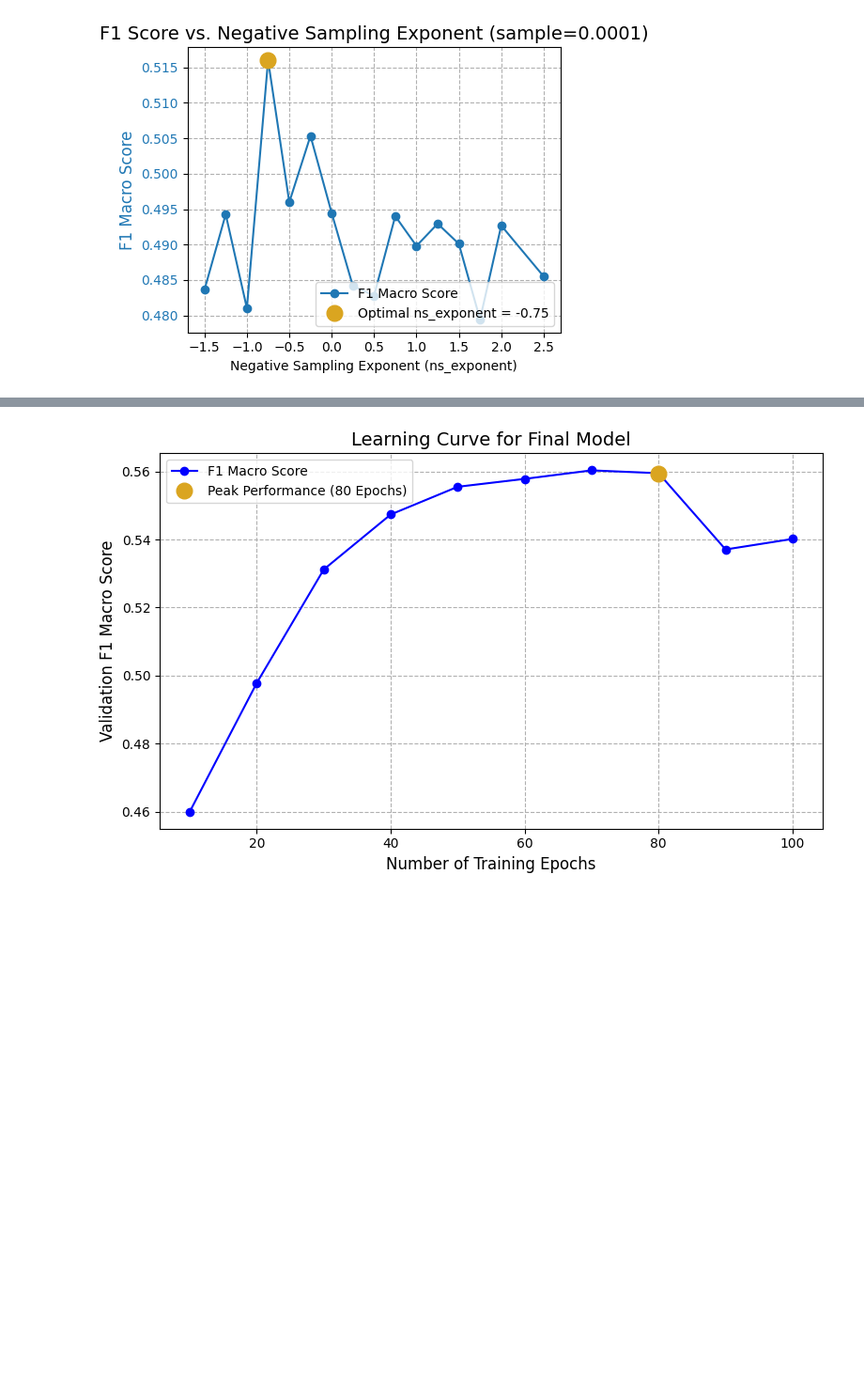
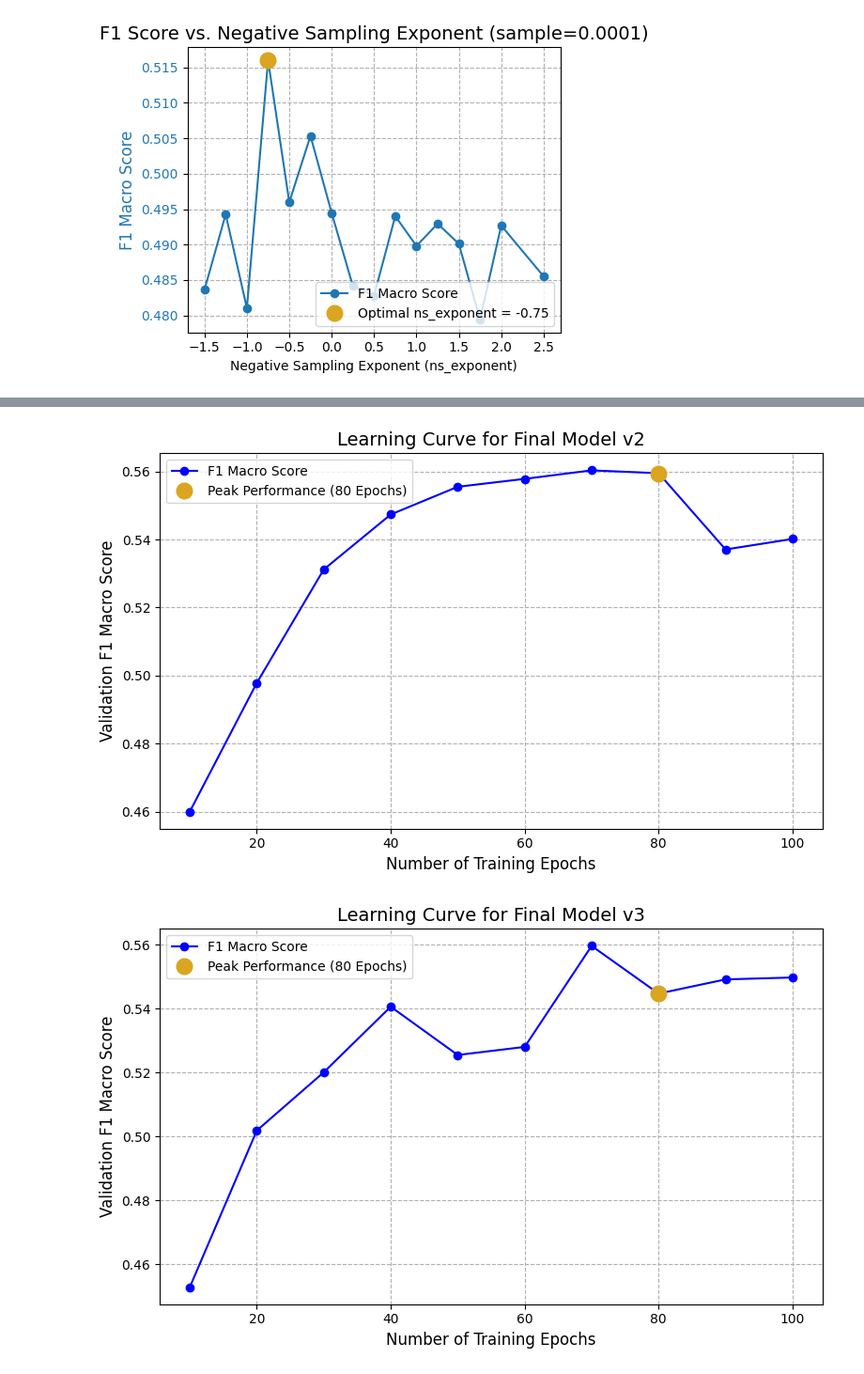
Before and after one commit to dsgt-arc/birdclef-2025, a Jupyter notebook: user/acmiyaguchi/quantization/notebooks/12-check-tune-v2.ipynb, the cells around one changed output, grey strips where cells are left out. Shown: that part at 94% size. Cells and saved outputs as stored; diff of their text form; code cells hidden in the pictures; blank space fills up the shorter version.

```diff
--- a/user/acmiyaguchi/quantization/notebooks/12-check-tune-v2.ipynb
+++ b/user/acmiyaguchi/quantization/notebooks/12-check-tune-v2.ipynb
@@ -244,0 +245,2 @@ v2 = show_results(f"{scratch}/mel2vec-v2")
+# %%
+v3 = show_results(f"{scratch}/mel2vec-v3")
@@ -245,41 +263,43 @@ v2 = show_results(f"{scratch}/mel2vec-v2")
 # %%
-df = v2.toPandas()
+for name, ver in [("v2", v2), ("v3", v3)]:
+    df = ver.toPandas()
 
-# Sort by epochs to create a smooth curve
-df = df.sort_values(by="epochs").reset_index(drop=True)
+    # Sort by epochs to create a smooth curve
+    df = df.sort_values(by="epochs").reset_index(drop=True)
 
-# Create the plot
-fig, ax = plt.subplots(figsize=(8, 5))
+    # Create the plot
+    fig, ax = plt.subplots(figsize=(8, 5))
 
-# Plot F1 Score vs. Epochs
-ax.plot(
-    df["epochs"],
-    df["f1_macro_score"],
-    marker="o",
-    linestyle="-",
-    color="b",
-    label="F1 Macro Score",
-)
+    # Plot F1 Score vs. Epochs
+    ax.plot(
+        df["epochs"],
+        df["f1_macro_score"],
+        marker="o",
+        linestyle="-",
+        color="b",
+        label="F1 Macro Score",
+    )
 
-# Highlight the optimal point
-optimal_epoch = 80
-optimal_f1 = df[df["epochs"] == optimal_epoch]["f1_macro_score"].iloc[0]
-ax.plot(
-    optimal_epoch,
-    optimal_f1,
-    "o",
-    markersize=12,
-    color="goldenrod",
-    label="Peak Performance (80 Epochs)",
-)
+    # Highlight the optimal point
+    optimal_epoch = 80
+    optimal_f1 = df[df["epochs"] == optimal_epoch]["f1_macro_score"].iloc[0]
+    ax.plot(
+        optimal_epoch,
+        optimal_f1,
+        "o",
+        markersize=12,
+        color="goldenrod",
+        label="Peak Performance (80 Epochs)",
+    )
 
-# Labels and Title
-ax.set_xlabel("Number of Training Epochs", fontsize=12)
-ax.set_ylabel("Validation F1 Macro Score", fontsize=12)
-ax.set_title("Learning Curve for Final Model", fontsize=14)
-ax.legend()
-ax.grid(True, which="both", linestyle="--")
+    # Labels and Title
+    ax.set_xlabel("Number of Training Epochs", fontsize=12)
+    ax.set_ylabel("Validation F1 Macro Score", fontsize=12)
+    ax.set_title(f"Learning Curve for Final Model {name}", fontsize=14)
+    ax.legend()
+    ax.grid(True, which="both", linestyle="--")
 
-plt.tight_layout()
+    plt.tight_layout()
 # %% [output]
-[figure, old version]
+[figure, new version]
+[figure, added]
```
Also changed, not shown: parts of 2 cells of this notebook, 3 other files.
